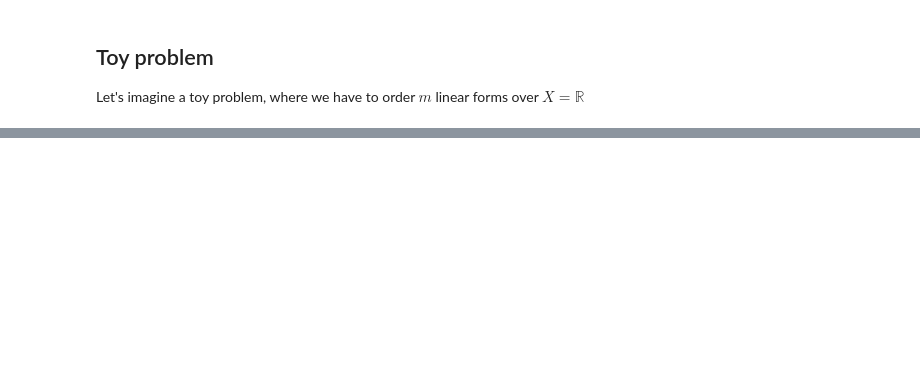
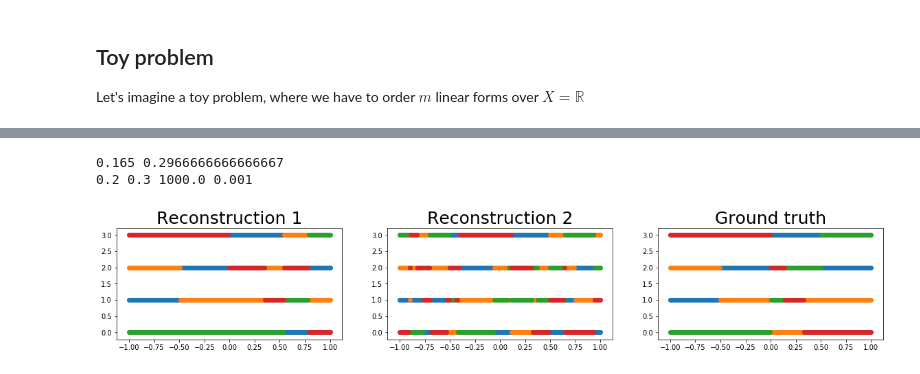
Before and after one commit to VivienCabannes/partial_labelling, a Jupyter notebook: notebooks/ranking.ipynb, the cells around one changed output, grey strips where cells are left out. Saved outputs shown, nothing was run; the diff lists cells and outputs as text; code cells hidden in the pictures; blank space fills up the shorter version.

```diff
--- a/notebooks/ranking.ipynb
+++ b/notebooks/ranking.ipynb
@@ -57,0 +97,25 @@ fig.savefig('savings/ranking_setting.pdf')
+# %%
+kernel_type = 'Gaussian'
+# kernel_type = 'Laplacian'
+sigmas = [5e-1, 3e-1, 2e-1, 1e-1]
+lambdas = [1e3, 1e0, 1e-1, 1e-3, 1e-6]
+
+# sigmas = [1e-1]
+# lambdas = [1e3, 1, 1e-3, 1e-6]
+# %%
+kernel = KernelComputer(kernel_type, sigma=1)
+kernel_reg = KernelRegressor(kernel)
+kernel_reg.set_support(x_train[:, np.newaxis])
+
+solver = IlpSolver(ind_map)
+solver.choose_solver_method('primal')
+solver.shut_up()
+# solver = BasicFasSolver(ind_map)
+
+msolver = IlpSolver(ind_map)
+msolver.choose_solver_method('dual')
+msolver.shut_up()
+
+met_ac = AC(kernel_reg.kernel, msolver)
+met_il = IL(kernel_reg.kernel, msolver)
+met_df = DF(kernel_reg.kernel, msolver)
@@ -57,0 +159,28 @@ fig.savefig('savings/ranking_setting.pdf')
+# %%
+print(best_err_df, best_err_il)
+print(best_s_df, best_s_il, best_l_df, best_l_il)
+# %% [output]
+0.165 0.2966666666666667
+0.2 0.3 1000.0 0.001
+# %%
+def show_reconstruction(x, y_1, y_2, y_test, ind_map):
+    m = len(ind_map)
+    fig, (ax1, ax2, ax3) = plt.subplots(1, 3, figsize=(20, 3))
+
+    s_1 = get_sym_embs(y_1, ind_map).sum(axis=1).argsort()[:,::-1]
+    s_2 = get_sym_embs(y_2, ind_map).sum(axis=1).argsort()[:,::-1]
+    s_t = get_sym_embs(y_test, ind_map).sum(axis=1).argsort()[:,::-1]
+    for i in range(m):
+        ax1.scatter(x, (s_1==i).argmax(axis=1))
+        ax2.scatter(x, (s_2==i).argmax(axis=1))
+        ax3.scatter(x, (s_t==i).argmax(axis=1))
+
+    ax1.set_title("Reconstruction 1", size=25)
+    ax2.set_title("Reconstruction 2", size=25)
+    ax3.set_title("Ground truth", size=25)
+    return fig
+
+
+show_reconstruction(x_test, best_y_df, best_y_il, y_test, ind_map).savefig('savings/rk/reconstruction.pdf')
+# %% [output]
+[figure, added]
```
Also changed, not shown: parts of 20 cells of this notebook, 6 other files.
